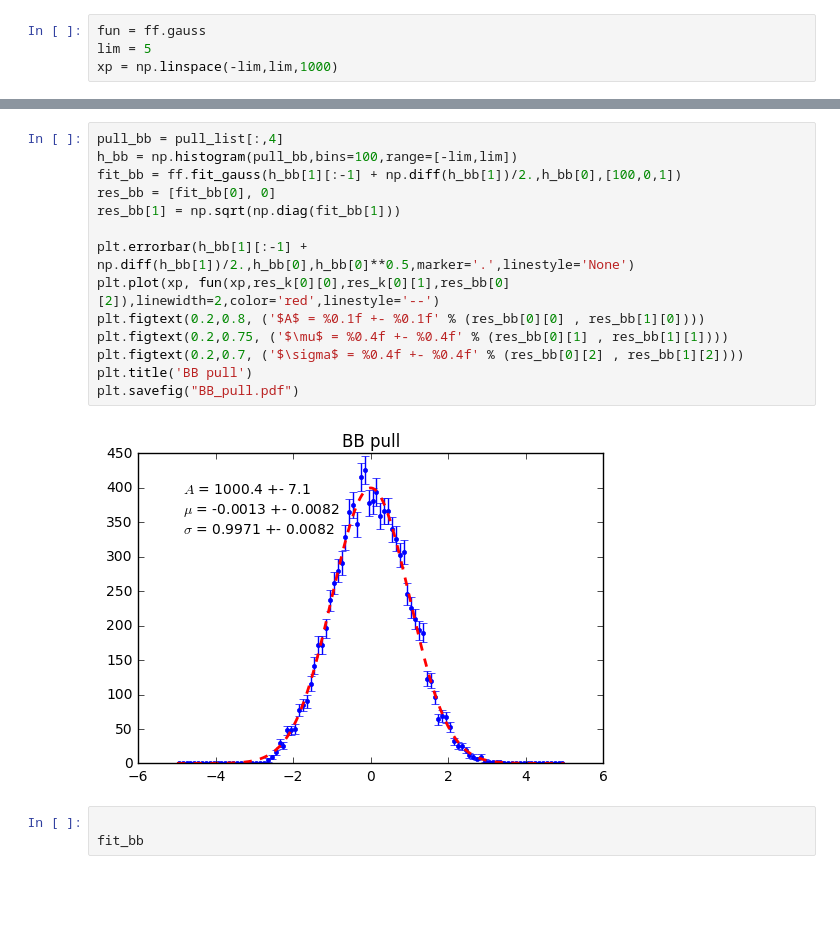
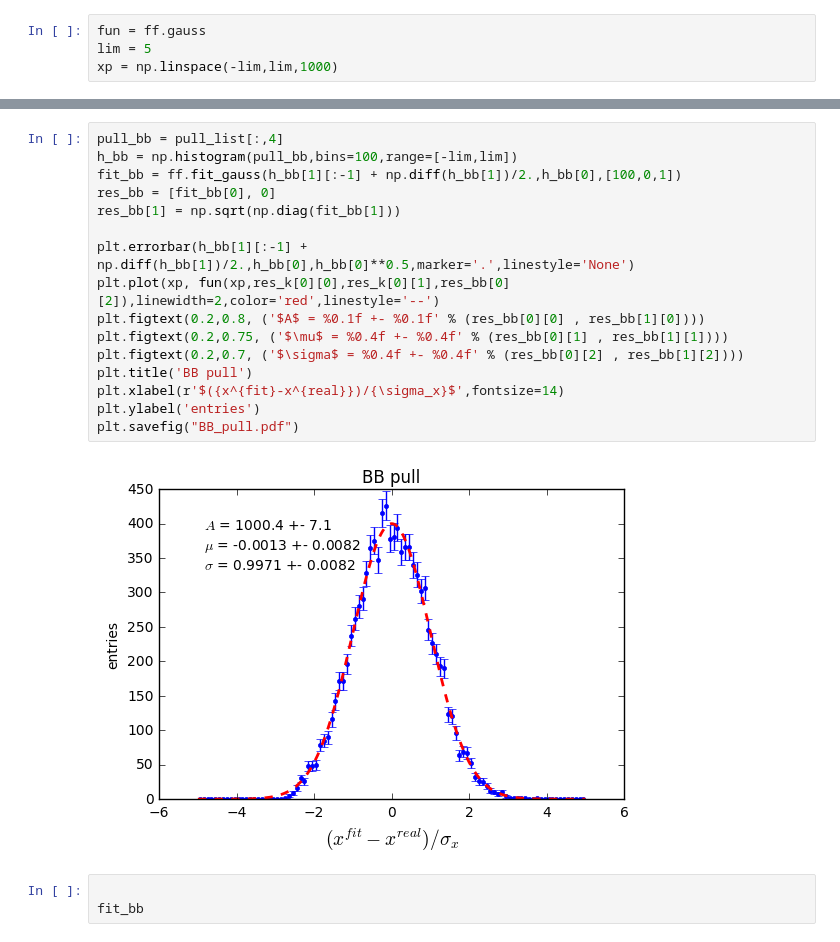
Before and after one commit to bpalmeiro/Next_Energy, a Jupyter notebook: Notebooks/Pull_Plot.ipynb, the cells around one changed output, grey strips where cells are left out. Drawn from its saved outputs; the diff is of its cells as text; blank space fills up the shorter version.

```diff
--- a/Notebooks/Pull_Plot.ipynb
+++ b/Notebooks/Pull_Plot.ipynb
@@ -91,19 +99,21 @@ plt.savefig("K_pull.pdf")
 # %%
 pull_bb = pull_list[:,4]
 h_bb = np.histogram(pull_bb,bins=100,range=[-lim,lim])
 fit_bb = ff.fit_gauss(h_bb[1][:-1] + np.diff(h_bb[1])/2.,h_bb[0],[100,0,1])
 res_bb = [fit_bb[0], 0]
 res_bb[1] = np.sqrt(np.diag(fit_bb[1]))
 
 plt.errorbar(h_bb[1][:-1] + np.diff(h_bb[1])/2.,h_bb[0],h_bb[0]**0.5,marker='.',linestyle='None')
 plt.plot(xp, fun(xp,res_k[0][0],res_k[0][1],res_bb[0][2]),linewidth=2,color='red',linestyle='--')
 plt.figtext(0.2,0.8, ('$A$ = %0.1f +- %0.1f' % (res_bb[0][0] , res_bb[1][0])))
 plt.figtext(0.2,0.75, ('$\mu$ = %0.4f +- %0.4f' % (res_bb[0][1] , res_bb[1][1])))
 plt.figtext(0.2,0.7, ('$\sigma$ = %0.4f +- %0.4f' % (res_bb[0][2] , res_bb[1][2])))
 plt.title('BB pull')
+plt.xlabel(r'$({x^{fit}-x^{real}})/{\sigma_x}$',fontsize=14)
+plt.ylabel('entries')
 plt.savefig("BB_pull.pdf")
 # %% [output]
-[figure, old version]
+[figure, new version]
 # %%
 
 fit_bb
```
Also changed, not shown: parts of 4 cells of this notebook, 11 other files.
